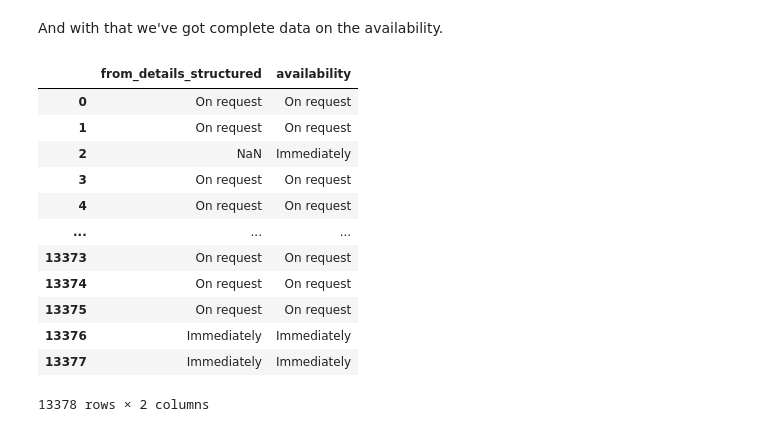
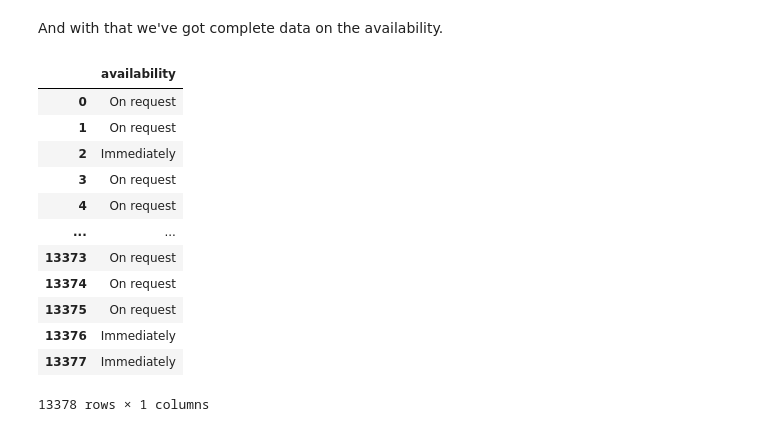
Before and after one commit to Immobilienrechner-Challenge/explorative-data-analysis, a Jupyter notebook: dataWrangling/v1/4-daw_qualitative.ipynb, the cells around one changed output. Saved outputs shown, nothing was run; the diff lists cells and outputs as text; code cells hidden in the pictures.

```diff
--- a/dataWrangling/v1/4-daw_qualitative.ipynb
+++ b/dataWrangling/v1/4-daw_qualitative.ipynb
@@ -582,7 +684,10 @@ dtype: bool
 ## NA Heatmap
 # %%
 # Sort columns by number of non-null values
-df_availability = df_availability.reindex(df_availability.count().sort_values(ascending=False).index, axis=1)
+df_availability = df_availability.reindex(
+    df_availability.count().sort_values(ascending=False).index, axis=1
+)
+
 # Create isna heatmap
 sns.heatmap(df_availability.isna(), cbar=False)
 plt.show()
@@ -590,43 +695,59 @@ plt.show()
 [figure]
 # %%
 # Merge columns `Availability`, `Verfügbarkeit`, `Disponibilité` and `Disponibilità`
-df_availability['availability'] = df_availability[cols_availability[0]].fillna('') + \
-  (df_availability[cols_availability[1]]).fillna('') + \
-  (df_availability[cols_availability[2]]).fillna('') + \
-  (df_availability[cols_availability[3]]).fillna('')
-# compare 'availability' with 'Availability_merged'
-(df_availability['availability'] == df_availability[cols_availability[5]].fillna('')).sum() == df.shape[0]
+df_availability["availability"] = (
+    df_availability[cols_availability[0]]
+    .fillna(df_availability[cols_availability[1]])
+    .fillna(df_availability[cols_availability[2]])
+    .fillna(df_availability[cols_availability[3]])
+)
+
+# Compare 'availability' with 'Availability_merged'
+(
+    df_availability["availability"].fillna("") == df_availability[cols_availability[5]].fillna("")
+).sum() == df.shape[0]
 # %% [output]
 True
 # %% [markdown]
 We can confirm, that the column `Availability_merged` contains all information from the columns `Availability`, `Verfügbarkeit`, `Disponibilité` and `Disponibilità`. Merging `detail_responsive#available_from` adds more data.
 # %%
 # Merge columns `availability` and `detail_responsive#available_from`
-df_availability['availability'] = df_availability[cols_availability[5]].fillna('') + \
-  (df_availability[cols_availability[4]]).fillna('')
+df_availability["availability"] = df_availability[cols_availability[5]].fillna(
+    df_availability[cols_availability[4]]
+)
 
-df_availability['availability'] = df_availability['availability'].replace('', np.nan)
-
-df_availability['availability'].count()
+df_availability["availability"].count()
 # %% [output]
 13378
 # %% [markdown]
 And with that we've got complete data on the availability.
 # %%
 # Clean up df_availability
-df_availability.drop(['Availability', 'Verfügbarkeit', 'Disponibilité', 'Disponibilità', 'detail_responsive#available_from', 'Availability_merged'], axis=1, inplace=True)
+df_availability.drop(
+    [
+        "Availability",
+        "Verfügbarkeit",
+        "Disponibilité",
+        "Disponibilità",
+        "detail_responsive#available_from",
+        "Availability_merged",
+        "from_details_structured"
+    ],
+    axis=1,
+    inplace=True,
+)
 df_availability
 # %% [output]
-|  | from_details_structured | availability |
-| 0 | On request | On request |
-| 1 | On request | On request |
-| 2 | NaN | Immediately |
-| 3 | On request | On request |
-| 4 | On request | On request |
-| ... | ... | ... |
-| 13373 | On request | On request |
-| 13374 | On request | On request |
-| 13375 | On request | On request |
-| 13376 | Immediately | Immediately |
-| 13377 | Immediately | Immediately |
+|  | availability |
+| 0 | On request |
+| 1 | On request |
+| 2 | Immediately |
+| 3 | On request |
+| 4 | On request |
+| ... | ... |
+| 13373 | On request |
+| 13374 | On request |
+| 13375 | On request |
+| 13376 | Immediately |
+| 13377 | Immediately |
-13378 rows × 2 columns
+13378 rows × 1 columns
```
Also changed, not shown: parts of 46 cells of this notebook, 16 other files.
